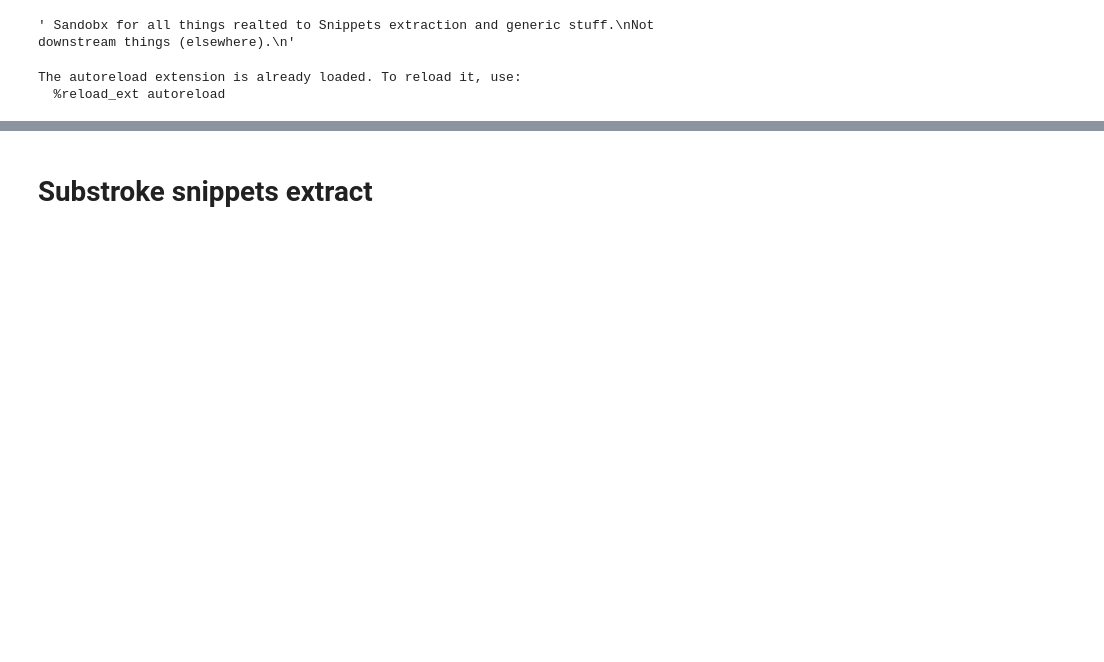
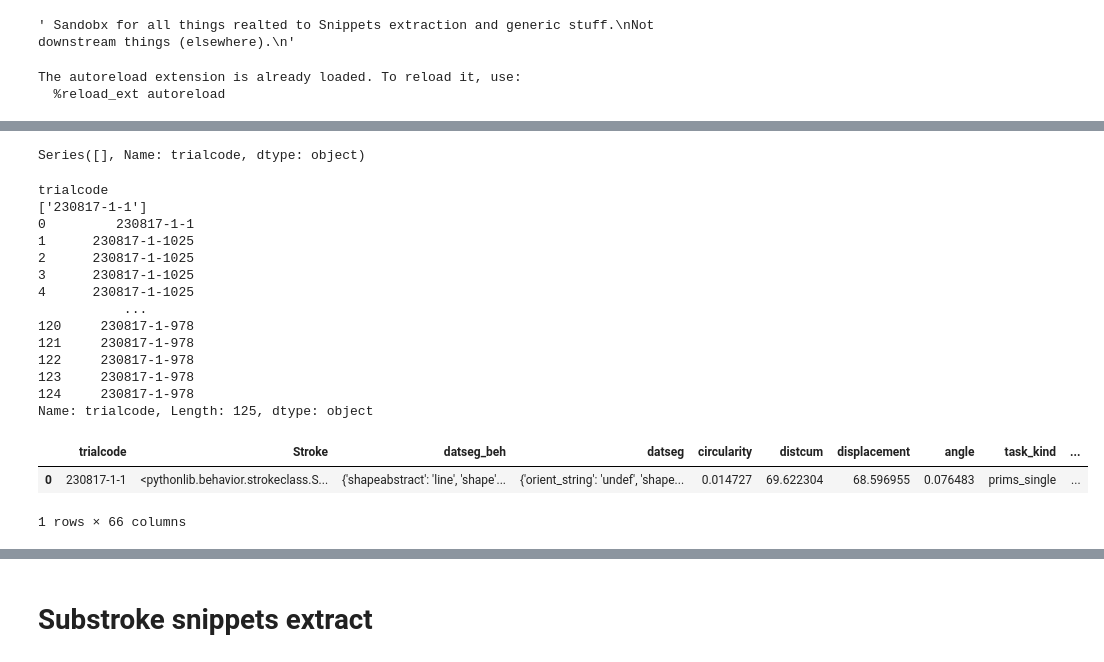
Before and after one commit to lucast4/neuralmonkey, a Jupyter notebook: neuralmonkey/notebooks/231203_sandbox_snippets.ipynb, the cells around one changed output, grey strips where cells are left out. Cells and saved outputs as stored; diff of their text form; code cells hidden in the pictures; blank space fills up the shorter version.

```diff
--- a/neuralmonkey/notebooks/231203_sandbox_snippets.ipynb
+++ b/neuralmonkey/notebooks/231203_sandbox_snippets.ipynb
@@ -63,0 +119,11 @@ sn.sitegetter_print_summarytext_each_unit
+# %%
+from neuralmonkey.scripts.analy_snippets_extract import extract_snippets_all_sessions
+
+which_level = "stroke"
+EVENTS_KEEP = None
+
+# which_level = "trial"
+# EVENTS_KEEP = ["03_samp", "go_cue"]
+
+# version 2
+LIST_SP = extract_snippets_all_sessions(MS, which_level, EVENTS_KEEP, 1, False)
@@ -63,0 +148,7 @@ sn.sitegetter_print_summarytext_each_unit
+# %%
+# # Reproduce this.
+# SP, SAVEDIR_ALL = load_and_concat_mult_snippets(MS, which_level = which_level,
+#     DEBUG=DEBUG)
+
+from neuralmonkey.classes.snippets import concat_mult_snippets
+SP = concat_mult_snippets(LIST_SP, MS)
@@ -63,0 +181,2 @@ sn.sitegetter_print_summarytext_each_unit
+# %%
+SP.DS = None
@@ -63,0 +273,26 @@ sn.sitegetter_print_summarytext_each_unit
+# %%
+DS = SP.datasetbeh_extract_dataset("datstrokes")
+# %%
+DS.Dat["trialcode"]
+# %% [output]
+Series([], Name: trialcode, dtype: object)
+# %%
+DS.dataset_slice_by("trialcode", ["230817-1-1"])
+# %% [output]
+trialcode
+['230817-1-1']
+0         230817-1-1
+1      230817-1-1025
+2      230817-1-1025
+3      230817-1-1025
+4      230817-1-1025
+           ...
+120     230817-1-978
+121     230817-1-978
+122     230817-1-978
+123     230817-1-978
+124     230817-1-978
+Name: trialcode, Length: 125, dtype: object
+|  | trialcode | Stroke | datseg_beh | datseg | circularity | distcum | displacement | angle | task_kind | ... |
+| 0 | 230817-1-1 | <pythonlib.behavior.strokeclass.S... | {'shapeabstract': 'line', 'shape'... | {'orient_string': 'undef', 'shape... | 0.014727 | 69.622304 | 68.596955 | 0.076483 | prims_single | ... |
+1 rows × 66 columns
```
Also changed, not shown: parts of 53 cells of this notebook, 1 other file.
